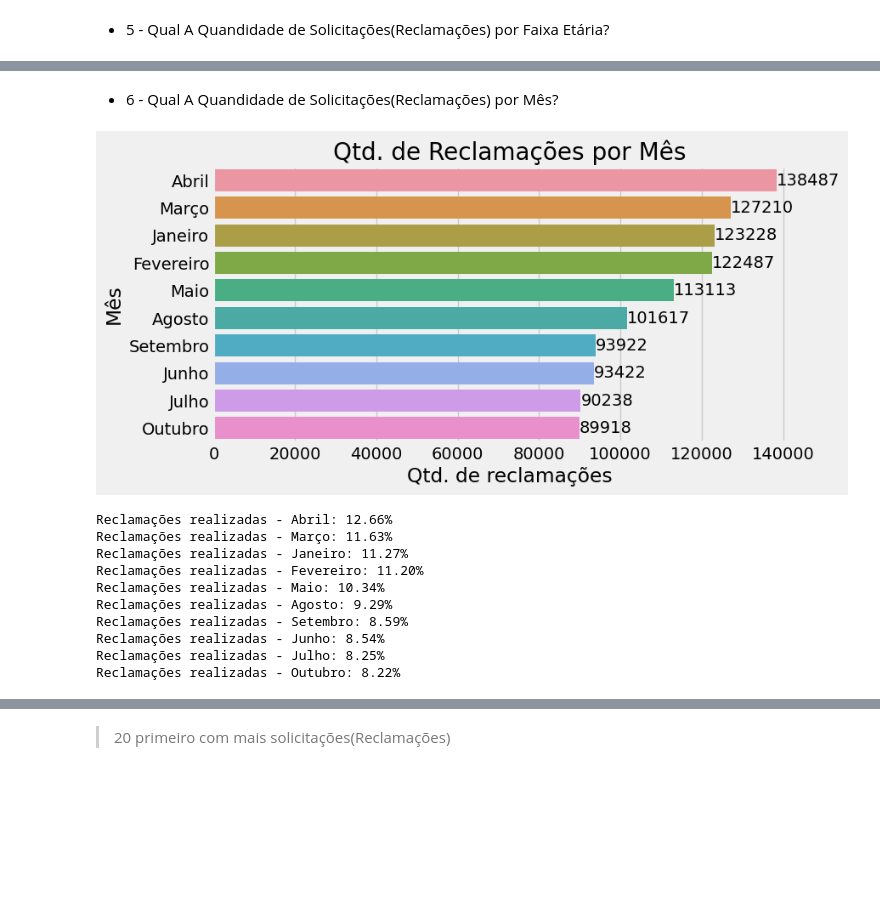
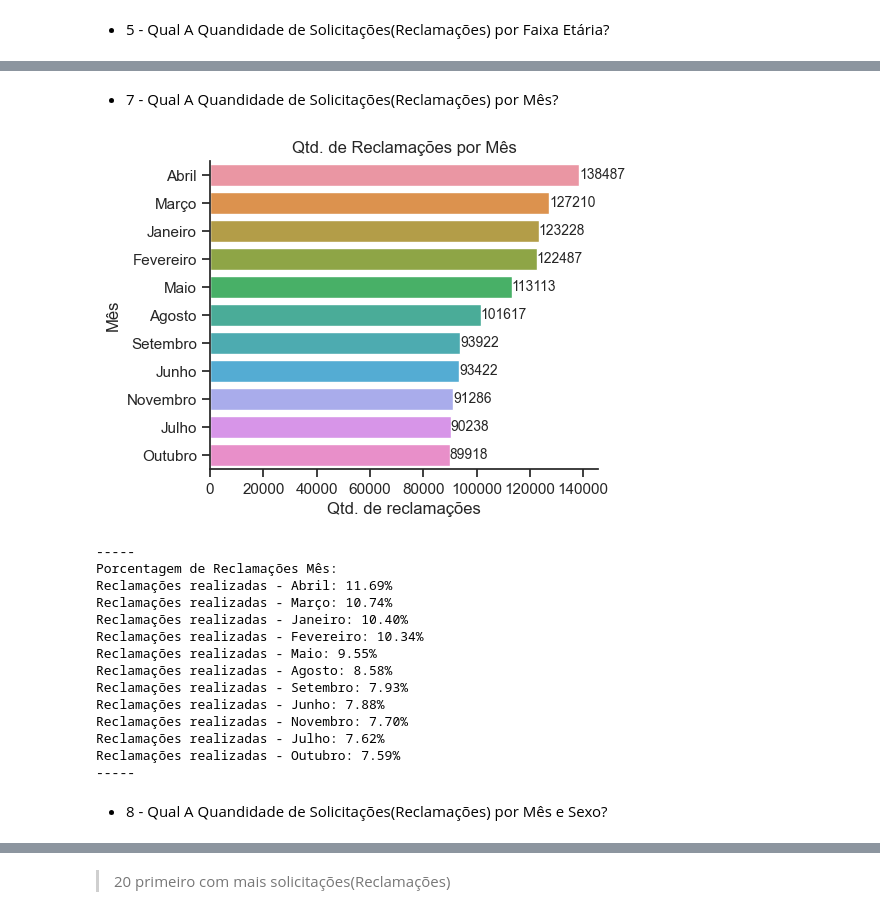
Before and after one commit to Prog-LucasAlves/AED_Consumidor_Gov_Br, a Jupyter notebook: Analysis/consumidor.ipynb, the cells around one changed output, grey strips where cells are left out. Drawn from its saved outputs; the diff is of its cells as text; code cells hidden in the pictures; blank space fills up the shorter version.

```diff
--- a/Analysis/consumidor.ipynb
+++ b/Analysis/consumidor.ipynb
@@ -99,5 +56,8 @@ df_gov.describe()
 # %% [markdown]
 ## Respondendo algumas Perguntas
+# %%
+custom_params = {"axes.spines.right": False, "axes.spines.top": False}
+sns.set_theme(style="ticks", rc=custom_params, palette="Set2")
 # %% [markdown]
 - 1 - Qual a Quantidade de Solicitações(Reclamações Respondidas e Não Respondidas)?
 # %%
@@ -155,12 +159,11 @@ Reclamações Realizadas(N): 4.03%
 # %%
-plt.style.use('fivethirtyeight')
-plt.figure(figsize=(8,8))
+plt.figure(figsize=(5,8))
 
 splot = sns.countplot(y=df_gov['UF'], order=df_gov['UF'].value_counts().index)
 for p in splot.patches:
         x = p.get_x() + p.get_width()
         y = p.get_y() + p.get_height()/2
-        splot.annotate(int(x), (x, y), size=12, va='center')
+        splot.annotate(int(x), (x, y), size=10, va='center')
 
 plt.title('Qtd. de Reclamações por UF')
 plt.xlabel('Qtd. de Reclamções')
@@ -173,7 +176,10 @@ uf_nor.reset_index(inplace=True)
 uf_nor.rename(columns=({'index':'UF','UF':'Qtd. de Reclamações'}), inplace=True)
 
 j = 0
+print('-----')
+print('Porcentagem de Reclamações por UF:')
 for i in uf_nor['UF']:
         print('Reclamações realizadas - {}:\033[1;31m {:.2%} \033[0;0m'.format(i,uf_nor['Qtd. de Reclamações'][j]))
         j = j + 1
+print('-----')
 # %% [output]
@@ -224,14 +206,13 @@ Reclamações Realiazadas(O): 0.06%
 # %%
 df_gov['Faixa Etária'] = df_gov['Faixa Etária'].str.replace('entre','', regex=True)
 
-plt.style.use('fivethirtyeight')
-plt.figure(figsize=(8,4))
+plt.figure(figsize=(5,4))
 
 splot = sns.countplot(y=df_gov['Faixa Etária'], order=df_gov['Faixa Etária'].value_counts().index)
 for p in splot.patches:
         x = p.get_x() + p.get_width()
         y = p.get_y() + p.get_height()/2
-        splot.annotate(int(x), (x, y), size=14, va='center')
+        splot.annotate(int(x), (x, y), size=10, va='center')
 
 plt.title('Qtd. de Reclamações por Faixa Etária')
 plt.xlabel('Qtd. de reclamações')
@@ -239,11 +220,14 @@ plt.ylabel('Faixa Etária')
 plt.show()
 
 rec_fe = df_gov['Faixa Etária'].value_counts(normalize=True)
-print('Reclamações Realizadas - Entre 31 a 40Anos: {:.2%}'.format(rec_fe[0]))
+print('-----')
+print('Porcentagem de Reclamações por Faixa Etária:')
+print('Reclamações Realizadas - Entre 31 a 40Anos:\033[1;31m {:.2%} \033[0;0m'.format(rec_fe[0]))
 print('Reclamações Realizadas - Entre 21 a 30Anos: {:.2%}'.format(rec_fe[1]))
 print('Reclamações Realizadas - Entre 41 a 50Anos: {:.2%}'.format(rec_fe[2]))
 print('Reclamações Realizadas - Entre 51 a 60Anos: {:.2%}'.format(rec_fe[3]))
 print('Reclamações Realizadas - Entre 61 a 70Anos: {:.2%}'.format(rec_fe[4]))
 print('Reclamações Realizadas - Mais de 70Anos: {:.2%}'.format(rec_fe[5]))
 print('Reclamações Realizadas - Até 20Anos: {:.2%}'.format(rec_fe[6]))
+print('-----')
 # %% [output]
@@ -257,0 +247,16 @@ Reclamações Realizadas - Até 20Anos: 1.41%
+# %%
+df_gov['Faixa Etária'] = df_gov['Faixa Etária'].str.replace('entre','', regex=True)
+
+plt.figure(figsize=(5,4))
+
+splot = sns.countplot(y=df_gov['Faixa Etária'], hue=df_gov['Sexo'], order=df_gov['Faixa Etária'].value_counts().index)
+for p in splot.patches:
+        x = p.get_x() + p.get_width()
+        y = p.get_y() + p.get_height()/2
+        splot.annotate(int(x), (x, y), size=8, va='center')
+
+plt.title('Qtd. de Reclamações por Faixa Etária')
+plt.xlabel('Qtd. de reclamações')
+plt.ylabel('Faixa Etária')
+plt.legend(labels=['M - Masculino', 'F - Feminino', 'O - Outros'], ncol=1)
+plt.show()
@@ -258,38 +265,46 @@ Reclamações Realizadas - Até 20Anos: 1.41%
 # %% [markdown]
-- 6 - Qual A Quandidade de Solicitações(Reclamações) por Mês?
+- 7 - Qual A Quandidade de Solicitações(Reclamações) por Mês?
 # %%
-plt.style.use('fivethirtyeight')
-plt.figure(figsize=(8,4))
+plt.figure(figsize=(5,4))
 
 splot = sns.countplot(y=df_gov['Mes Nome Finalização'], order=df_gov['Mes Nome Finalização'].value_counts().index)
 for p in splot.patches:
         x = p.get_x() + p.get_width()
         y = p.get_y() + p.get_height()/2
-        splot.annotate(int(x), (x, y), size=14, va='center')
+        splot.annotate(int(x), (x, y), size=10, va='center')
 
 plt.title('Qtd. de Reclamações por Mês')
 plt.xlabel('Qtd. de reclamações')
 plt.ylabel('Mês')
 plt.show()
 
 mes_nor = df_gov['Mes Nome Finalização'].value_counts(normalize=True)
 mes_nor = pd.DataFrame(mes_nor)
 mes_nor.reset_index(inplace=True)
 mes_nor.rename(columns=({'index':'Mes Nome Finalização','Mes Nome Finalização':'Qtd. de Reclamações'}), inplace=True)
 
 j = 0
+print('-----')
+print('Porcentagem de Reclamações Mês:')
 for i in mes_nor['Mes Nome Finalização']:
         print('Reclamações realizadas - {}:\033[1;31m {:.2%} \033[0;0m'.format(i,mes_nor['Qtd. de Reclamações'][j]))
         j = j + 1
+print('-----')
 # %% [output]
-[figure, old version]
+[figure, new version]
-Reclamações realizadas - Abril: 12.66%
-Reclamações realizadas - Março: 11.63%
-Reclamações realizadas - Janeiro: 11.27%
-Reclamações realizadas - Fevereiro: 11.20%
-Reclamações realizadas - Maio: 10.34%
-Reclamações realizadas - Agosto: 9.29%
-Reclamações realizadas - Setembro: 8.59%
-Reclamações realizadas - Junho: 8.54%
-Reclamações realizadas - Julho: 8.25%
-Reclamações realizadas - Outubro: 8.22%
+-----
+Porcentagem de Reclamações Mês:
+Reclamações realizadas - Abril: 11.69%
+Reclamações realizadas - Março: 10.74%
+Reclamações realizadas - Janeiro: 10.40%
+Reclamações realizadas - Fevereiro: 10.34%
+Reclamações realizadas - Maio: 9.55%
+Reclamações realizadas - Agosto: 8.58%
+Reclamações realizadas - Setembro: 7.93%
+Reclamações realizadas - Junho: 7.88%
+Reclamações realizadas - Novembro: 7.70%
+Reclamações realizadas - Julho: 7.62%
+Reclamações realizadas - Outubro: 7.59%
+-----
+# %% [markdown]
+- 8 - Qual A Quandidade de Solicitações(Reclamações) por Mês e Sexo?
```
Also changed, not shown: parts of 45 cells of this notebook, 4 other files.
